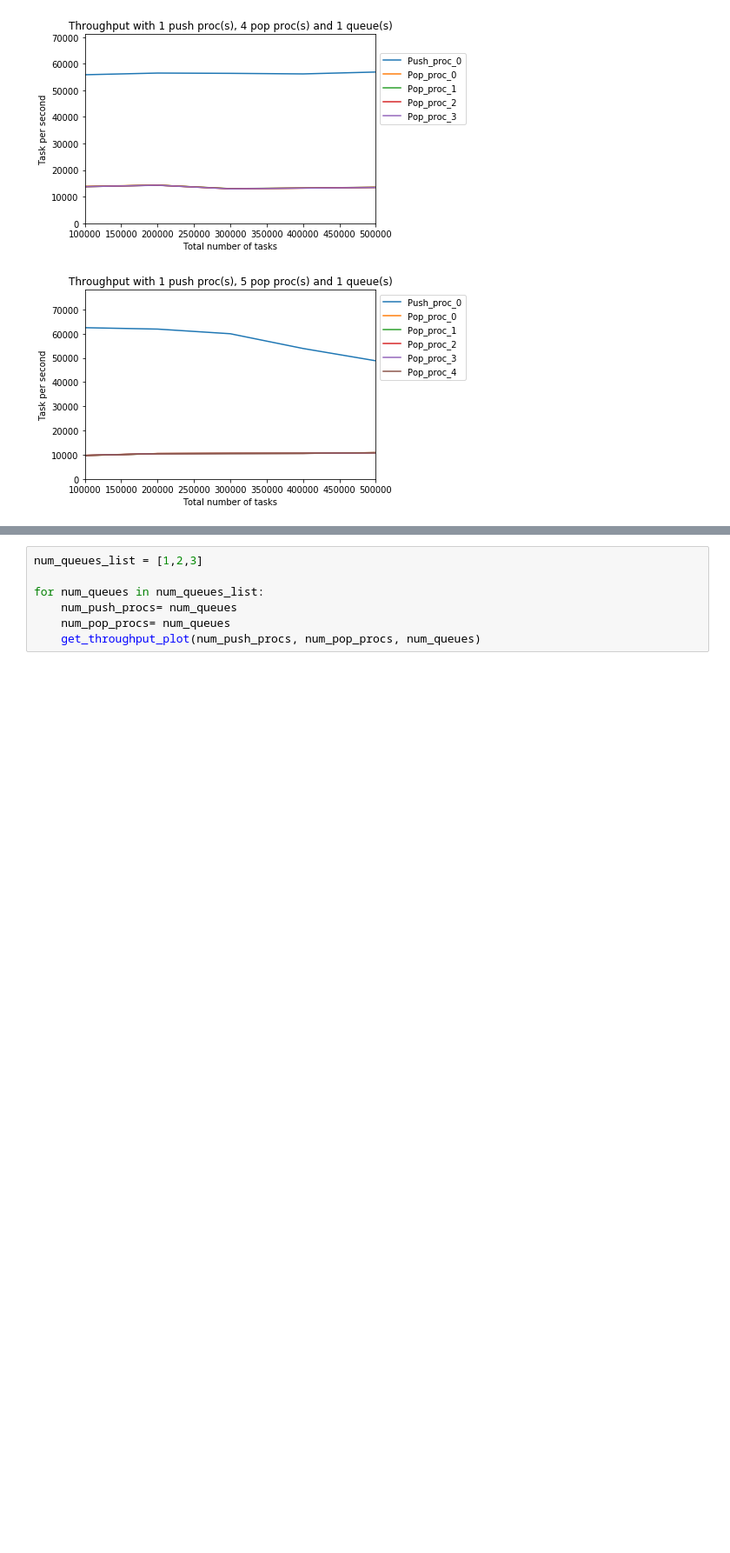
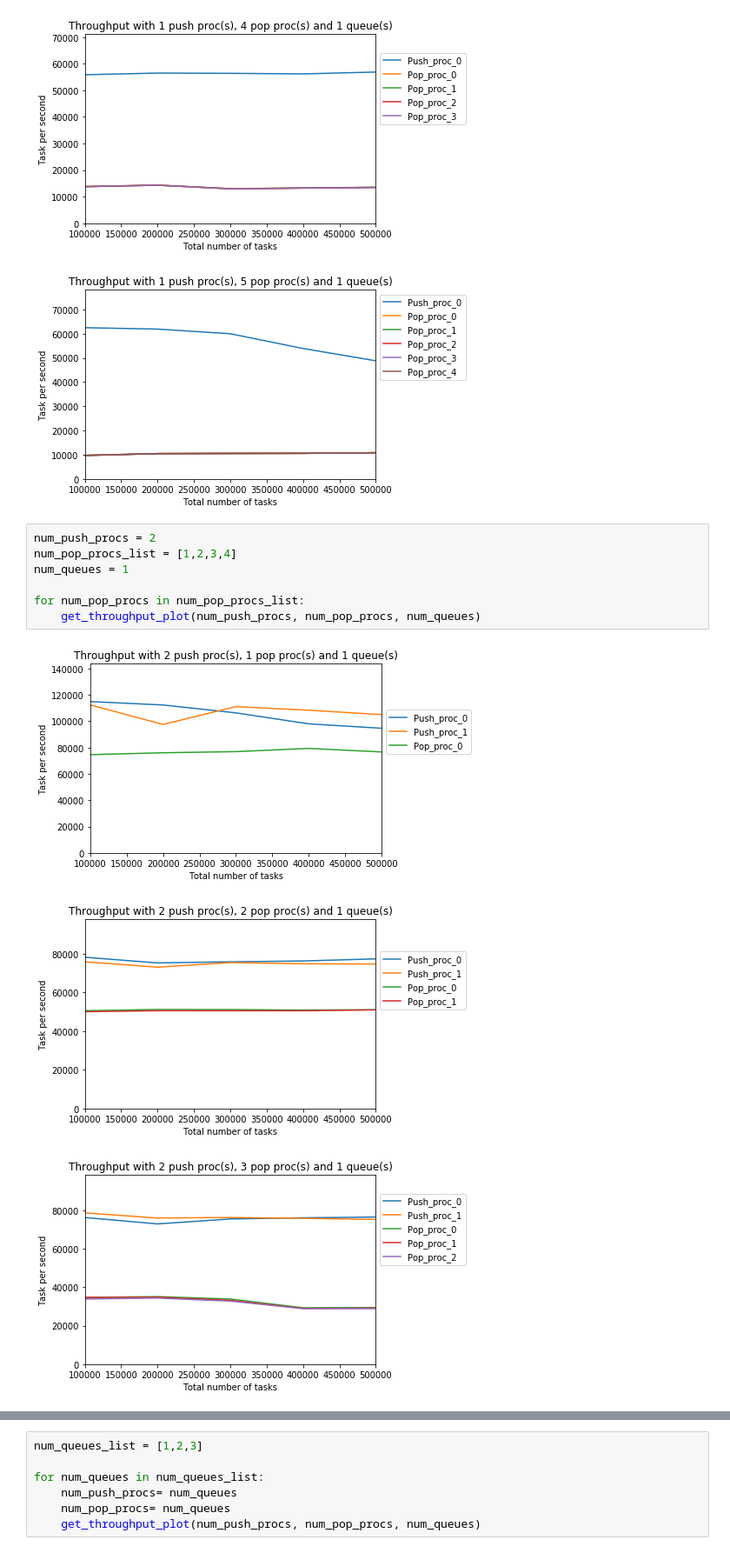
Before and after one commit to radical-cybertools/radical.entk, a Jupyter notebook: design_helpers/procs_throughput/analyzer.ipynb, the cells around one changed output, grey strips where cells are left out. Shown at 87% size. Cells and saved outputs as stored; diff of their text form; blank space fills up the shorter version.

```diff
--- a/design_helpers/procs_throughput/analyzer.ipynb
+++ b/design_helpers/procs_throughput/analyzer.ipynb
@@ -110,3 +110,14 @@ for num_pop_procs in num_pop_procs_list:
 [figure]
 [figure]
 [figure]
+# %%
+num_push_procs = 2
+num_pop_procs_list = [1,2,3,4]
+num_queues = 1
+
+for num_pop_procs in num_pop_procs_list:
+    get_throughput_plot(num_push_procs, num_pop_procs, num_queues)
+# %% [output]
+[figure, added]
+[figure, added]
+[figure, added]
```
Also changed, not shown: parts of 1 cell of this notebook.
